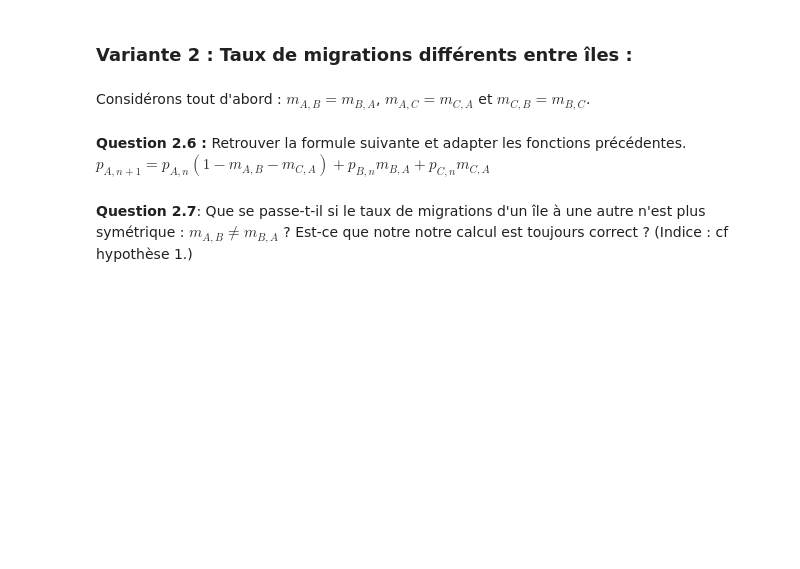
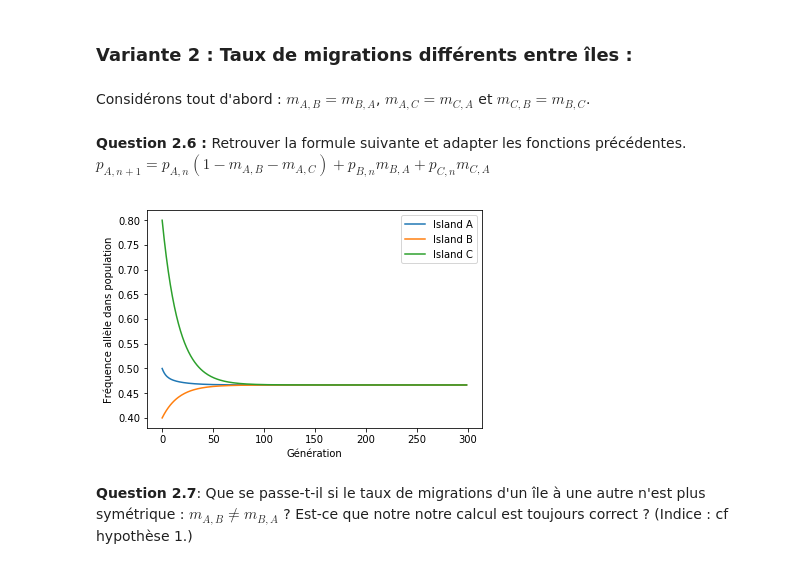
Before and after one commit to Wakeniii/ARE-dynamics-2019, a Jupyter notebook: Sujet_Dynamique_Population_Etud.ipynb, the cells around one changed output. Saved outputs shown, nothing was run; the diff lists cells and outputs as text; code cells hidden in the pictures; blank space fills up the shorter version.

```diff
--- a/Sujet_Dynamique_Population_Etud.ipynb
+++ b/Sujet_Dynamique_Population_Etud.ipynb
@@ -229,7 +274,7 @@ On peut complexifier la modélisation en faisant varier le nombre d'îles ou bie
 # %% [markdown]
 Considérons tout d'abord : $m_{A,B} = m_{B,A}$, $m_{A,C} = m_{C,A}$ et $m_{C,B} = m_{B,C}$.
 # %% [markdown]
-**Question 2.6 :** Retrouver la formule suivante et adapter les fonctions précédentes. $p_{A,n+1} = p_{A,n}(1-m_{A,B}-m_{C,A})+p_{B,n}m_{B,A}+p_{C,n}m_{C,A}$
+**Question 2.6 :** Retrouver la formule suivante et adapter les fonctions précédentes. $p_{A,n+1} = p_{A,n}(1-m_{A,B}-m_{A,C})+p_{B,n}m_{B,A}+p_{C,n}m_{C,A}$
 # %%
 #Nous utiliserons les paramètres suivants.
 
@@ -250,2 +291,45 @@ def generation_variante2():
+# %%
+
+def update_genetics_2(p,m):
+    '''
+    dict[str:float]*dict[str:float]->dict[str:float]
+    Update the population's genetics
+    '''
+
+    p_new={}
+    p_new['A'] = p['A']*(1-m[('A','B')]-m[('A','C')])+p['B']*m[('B','A')]+p['C']*m[('C','A')]
+    p_new['B'] = p['B']*(1-m[('B','A')]-m[('B','C')])+p['B']*m[('A','B')]+p['C']*m[('C','B')]
+    p_new['C'] = p['C']*(1-m[('C','A')]-m[('C','B')])+p['B']*m[('A','C')]+p['C']*m[('B','C')]
+    return p_new
+    return
+
+def genetics_n_migrations_2(p,m,n):
+    '''
+    dict[str:float]*float*int -> list[list[float]]
+    retourne la répartition de la pop initialement, et la répartition à chaque n génération
+    '''
+    keys=["A","B","C"]
+    M = []
+    M.append([p[k] for k in keys])
+    for i in range(1,n):
+        p = update_genetics_2(p,m)
+        M.append([p[k] for k in keys])
+    return M
+
+
+M = genetics_n_migrations_2(p,m,n)
+
+def plot_genetics(M,p):
+    plt.figure()
+    plt.plot(M)
+    plt.legend(["Island "+i for i in p])
+    plt.xlabel("Génération")
+    plt.ylabel("Fréquence allèle dans population")
+    plt.show()
+    return
+# %%
+plot_genetics(M,p)
+# %% [output]
+[figure, added]
 # %% [markdown]
 **Question 2.7**: Que se passe-t-il si le taux de migrations d'un île à une autre n'est plus symétrique : $m_{A,B} \neq m_{B,A}$ ? Est-ce que notre notre calcul est toujours correct ? (Indice : cf hypothèse 1.)
```
Also changed, not shown: parts of 17 cells of this notebook.
